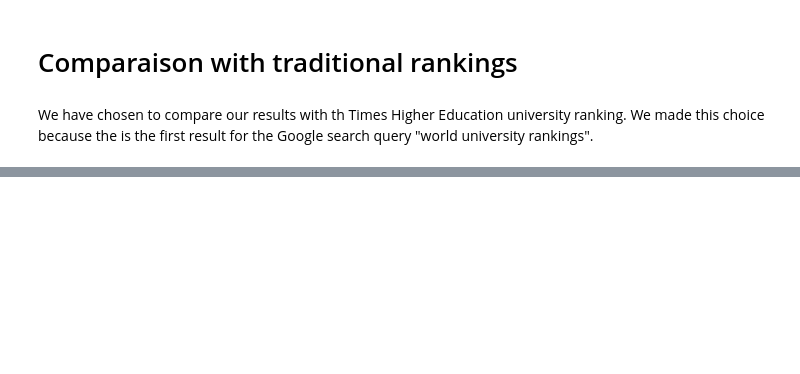
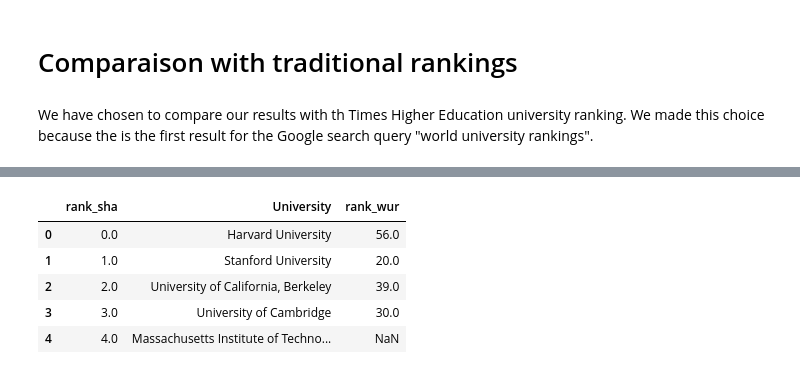
Before and after one commit to fearnleymartin/world-university-rankings, a Jupyter notebook: keywords/rankfalcon_exports/data_exploration.ipynb, the cells around one changed output, grey strips where cells are left out. Cells and saved outputs as stored; diff of their text form; code cells hidden in the pictures; blank space fills up the shorter version.

```diff
--- a/keywords/rankfalcon_exports/data_exploration.ipynb
+++ b/keywords/rankfalcon_exports/data_exploration.ipynb
@@ -312,0 +360,3 @@ We have chosen to compare our results with th Times Higher Education university
+# %%
+df_sha_rankings = pd.read_csv("sha_rankings.csv", names=['rank_sha','University','sha_url','domain'], skiprows=1)
+df_the_rankings = pd.read_csv("the_rankings.csv", names=['rank_the','University'], skiprows=1)
@@ -312,0 +365,32 @@ We have chosen to compare our results with th Times Higher Education university
+# %%
+# all universities in the shanghai ranking linked to the university
+# in our university list by domain (assumed to be unique)
+# this way we get the names for the universities as used in our ranking
+df_sha_rankings.loc[4,'domain'] = 'www.mit.edu'
+df_sha_rankings.loc[21,'domain'] = 'www.ic.ac.uk'
+df_sha_rankings.loc[25, 'domain'] = 'www.nwu.edu'
+df_sha_rankings.loc[30, 'domain'] = 'www.uillinois.edu'
+df_sha_rankings.loc[32, 'domain'] = 'www1.umn.edu'
+df_sha_rankings.loc[34, 'domain'] = 'www.man.ac.uk'
+df_sha_rankings.loc[38, 'domain'] = 'www.jussieu.fr'
+df_sha_rankings.loc[42, 'domain'] = 'www.utsouthwestern.edu'
+df_sha_rankings.loc[47, 'domain'] = 'www.tu-muenchen.de'
+df_sha_rankings.loc[50, 'domain'] = 'www.fh-muenchen.de'
+df_sha_rankings.loc[53, 'domain'] = 'www.unizh.ch'
+df_sha_rankings.loc[55, 'domain'] = 'www.helsinki.fi'
+df_sha_rankings.loc[56, 'domain'] = 'www.bris.ac.uk'
+df_sha_rankings.loc[61, 'domain'] = 'www.rug.ac.be'
+df_sha_rankings.loc[79, 'domain'] = 'www.ohio-state.edu'
+df_sha_rankings.loc[81, 'domain'] = 'www.usyd.edu.au'
+df_sha_rankings.loc[93, 'domain'] = 'www.kuleuven.ac.be'
+df_sha_rankings.loc[94, 'domain'] = 'www.leidenuniv.nl'
+df_sha_rankings.loc[96, 'domain'] = 'www.rutgers.edu'
+sha_wur_comp = pd.merge(df_sha_rankings, universities, left_on='domain', right_on='Website', how='left')[['rank_sha', 'University_x', 'University_y','domain', 'Website']]
+# %%
+sha_wur_comp = sha_wur_comp[['rank_sha', 'University_y']]
+sha_wur_comp.columns = ['rank_sha', 'University']
+# %%
+wur_rankings = pd.DataFrame(ranking_comp_table.sort_values('weighted_inv_rank')['weighted_inv_rank'].reset_index()[0:100])
+wur_rankings = wur_rankings[['University', 'weighted_inv_rank']]
+wur_rankings.columns = ['University', 'rank_wur']
+sha_wur_comp = pd.merge(sha_wur_comp, wur_rankings,how='outer')
@@ -312,0 +405,9 @@ We have chosen to compare our results with th Times Higher Education university
+# %%
+sha_wur_comp.head()
+# %% [output]
+|  | rank_sha | University | rank_wur |
+| 0 | 0.0 | Harvard University | 56.0 |
+| 1 | 1.0 | Stanford University | 20.0 |
+| 2 | 2.0 | University of California, Berkeley | 39.0 |
+| 3 | 3.0 | University of Cambridge | 30.0 |
+| 4 | 4.0 | Massachusetts Institute of Techno... | NaN |
```
Also changed, not shown: parts of 19 cells of this notebook, 4 other files.
